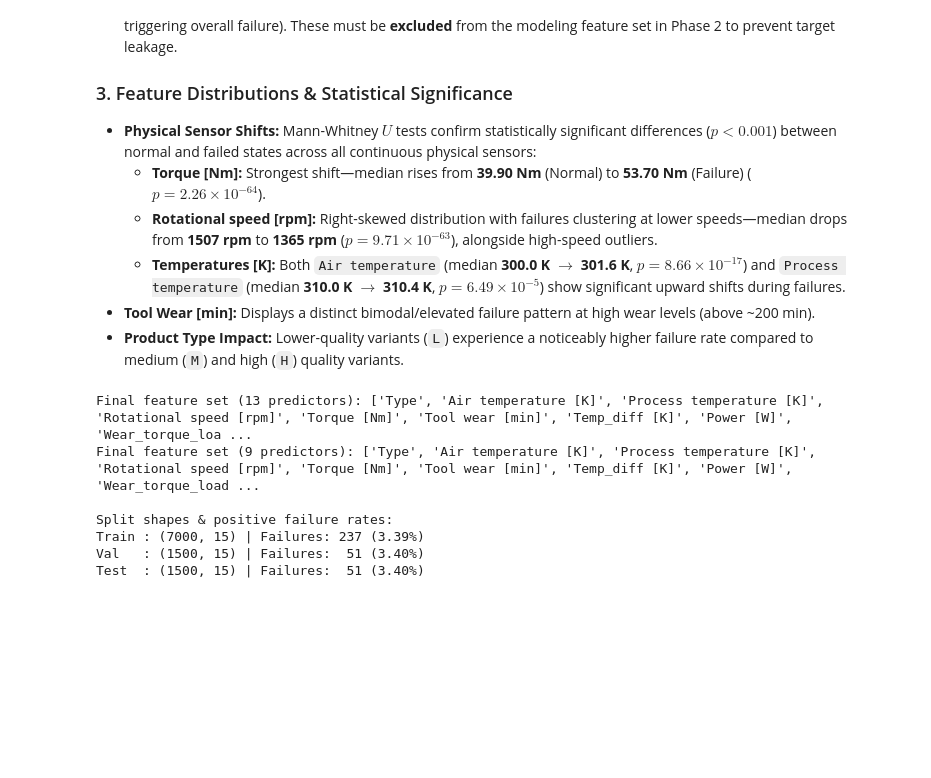
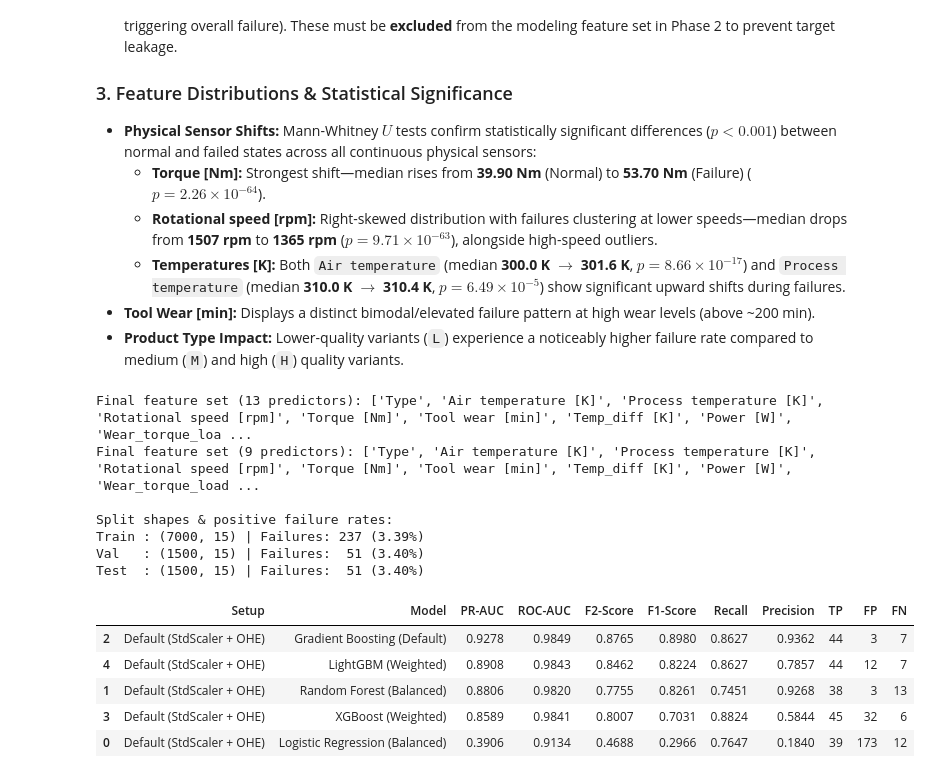
Before and after one commit to harshithkatta04-blip/predictive-maintenance-risk-modeling, a Jupyter notebook: notebooks/Predictive_Maintenance.ipynb, the cells around one changed output. Saved outputs shown, nothing was run; the diff lists cells and outputs as text; code cells hidden in the pictures; blank space fills up the shorter version.

```diff
--- a/notebooks/Predictive_Maintenance.ipynb
+++ b/notebooks/Predictive_Maintenance.ipynb
@@ -414,3 +414,96 @@ Split shapes & positive failure rates:
 Train : (7000, 15) | Failures: 237 (3.39%)
 Val   : (1500, 15) | Failures:  51 (3.40%)
 Test  : (1500, 15) | Failures:  51 (3.40%)
+# %%
+import pandas as pd
+import numpy as np
+from sklearn.linear_model import LogisticRegression
+from sklearn.ensemble import RandomForestClassifier, GradientBoostingClassifier
+from sklearn.metrics import (
+    average_precision_score,
+    roc_auc_score,
+    precision_score,
+    recall_score,
+    f1_score,
+    fbeta_score,
+    confusion_matrix
+)
+
+# Calculate positive class imbalance ratio strictly from training set
+pos_weight = (y_train == 0).sum() / (y_train == 1).sum()  # ~28.54
+
+models = {
+    "Logistic Regression (Balanced)": LogisticRegression(
+        class_weight="balanced", max_iter=1000, random_state=RANDOM_SEED
+    ),
+    "Random Forest (Balanced)": RandomForestClassifier(
+        n_estimators=200, class_weight="balanced_subsample", random_state=RANDOM_SEED, n_jobs=-1
+    ),
+    "Gradient Boosting (Default)": GradientBoostingClassifier(
+        n_estimators=200, learning_rate=0.05, max_depth=4, random_state=RANDOM_SEED
+    ),
+}
+
+# Add XGBoost & LightGBM if installed
+try:
+    from xgboost import XGBClassifier
+    models["XGBoost (Weighted)"] = XGBClassifier(
+        n_estimators=200,
+        learning_rate=0.05,
+        max_depth=4,
+        scale_pos_weight=pos_weight,
+        eval_metric="aucpr",
+        random_state=RANDOM_SEED,
+        n_jobs=-1
+    )
+except ImportError:
+    print("XGBoost not installed — skipping.")
+
+try:
+    from lightgbm import LGBMClassifier
+    models["LightGBM (Weighted)"] = LGBMClassifier(
+        n_estimators=200,
+        learning_rate=0.05,
+        max_depth=5,
+        scale_pos_weight=pos_weight,
+        random_state=RANDOM_SEED,
+        verbose=-1,
+        n_jobs=-1
+    )
+except ImportError:
+    print("LightGBM not installed — skipping.")
+
+# Train on X_train_proc and evaluate strictly on X_val_proc
+baseline_results = []
+baseline_probs = {}
+
+for name, model in models.items():
+    model.fit(X_train_proc, y_train)
+    probs = model.predict_proba(X_val_proc)[:, 1]
+    preds = (probs >= 0.5).astype(int)
+    baseline_probs[name] = probs
+
+    tn, fp, fn, tp = confusion_matrix(y_val, preds).ravel()
+    baseline_results.append({
+        "Setup": "Default (StdScaler + OHE)",
+        "Model": name,
+        "PR-AUC": average_precision_score(y_val, probs),
+        "ROC-AUC": roc_auc_score(y_val, probs),
+        "F2-Score": fbeta_score(y_val, preds, beta=2, zero_division=0),
+        "F1-Score": f1_score(y_val, preds, zero_division=0),
+        "Recall": recall_score(y_val, preds, zero_division=0),
+        "Precision": precision_score(y_val, preds, zero_division=0),
+        "TP": tp,
+        "FP": fp,
+        "FN": fn
+    })
+
+baseline_df = pd.DataFrame(baseline_results).sort_values(by="PR-AUC", ascending=False)
+display(baseline_df.round(4))
+# %% [output]
+|  | Setup | Model | PR-AUC | ROC-AUC | F2-Score | F1-Score | Recall | Precision | TP | FP | FN |
+| 2 | Default (StdScaler + OHE) | Gradient Boosting (Default) | 0.9278 | 0.9849 | 0.8765 | 0.8980 | 0.8627 | 0.9362 | 44 | 3 | 7 |
+| 4 | Default (StdScaler + OHE) | LightGBM (Weighted) | 0.8908 | 0.9843 | 0.8462 | 0.8224 | 0.8627 | 0.7857 | 44 | 12 | 7 |
+| 1 | Default (StdScaler + OHE) | Random Forest (Balanced) | 0.8806 | 0.9820 | 0.7755 | 0.8261 | 0.7451 | 0.9268 | 38 | 3 | 13 |
+| 3 | Default (StdScaler + OHE) | XGBoost (Weighted) | 0.8589 | 0.9841 | 0.8007 | 0.7031 | 0.8824 | 0.5844 | 45 | 32 | 6 |
+| 0 | Default (StdScaler + OHE) | Logistic Regression (Balanced) | 0.3906 | 0.9134 | 0.4688 | 0.2966 | 0.7647 | 0.1840 | 39 | 173 | 12 |
```
Also changed, not shown: parts of 5 cells of this notebook, 3 other files.
